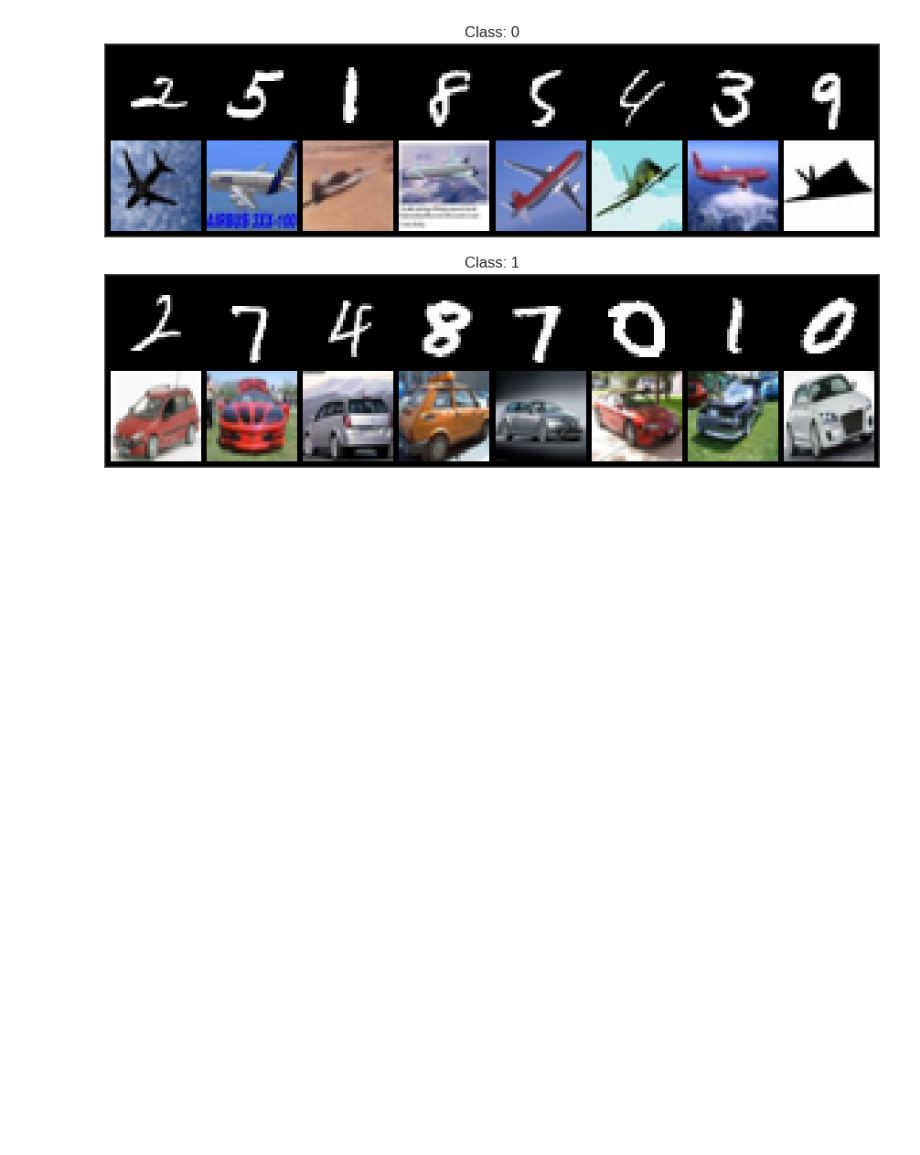
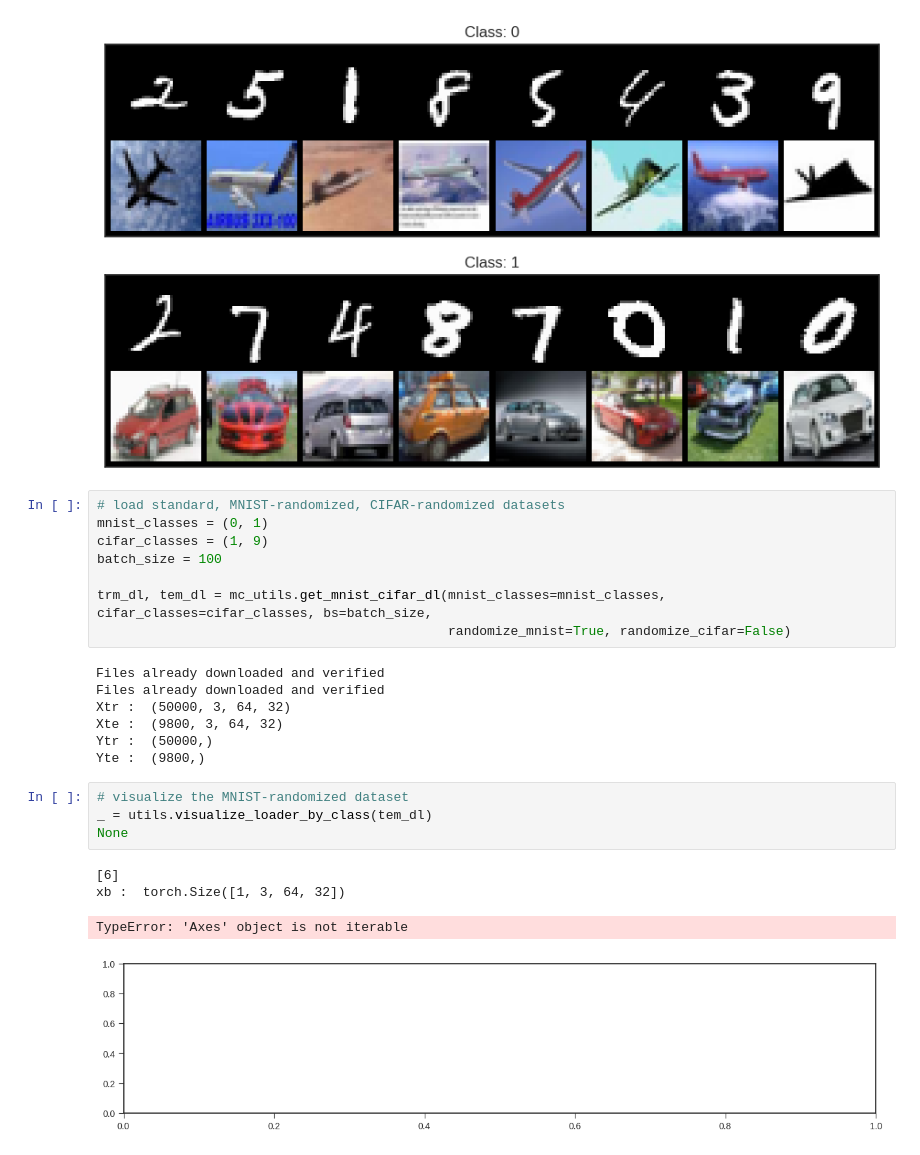
Before and after one commit to mariamma/cifarmnist, a Jupyter notebook: vizualize.ipynb, the cells around one changed output. Cells and saved outputs as stored; diff of their text form; blank space fills up the shorter version.

```diff
--- a/vizualize.ipynb
+++ b/vizualize.ipynb
@@ -57,3 +57,27 @@ None
 # %% [output]
 [0, 1]
 [figure]
+# %%
+# load standard, MNIST-randomized, CIFAR-randomized datasets
+mnist_classes = (0, 1)
+cifar_classes = (1, 9)
+batch_size = 100
+
+trm_dl, tem_dl = mc_utils.get_mnist_cifar_dl(mnist_classes=mnist_classes, cifar_classes=cifar_classes, bs=batch_size,
+                                             randomize_mnist=True, randomize_cifar=False)
+# %% [output]
+Files already downloaded and verified
+Files already downloaded and verified
+Xtr :  (50000, 3, 64, 32)
+Xte :  (9800, 3, 64, 32)
+Ytr :  (50000,)
+Yte :  (9800,)
+# %%
+# visualize the MNIST-randomized dataset
+_ = utils.visualize_loader_by_class(tem_dl)
+None
+# %% [output]
+[6]
+xb :  torch.Size([1, 3, 64, 32])
+TypeError: 'Axes' object is not iterable
+[figure, added]
```
Also changed, not shown: 4 other files.
